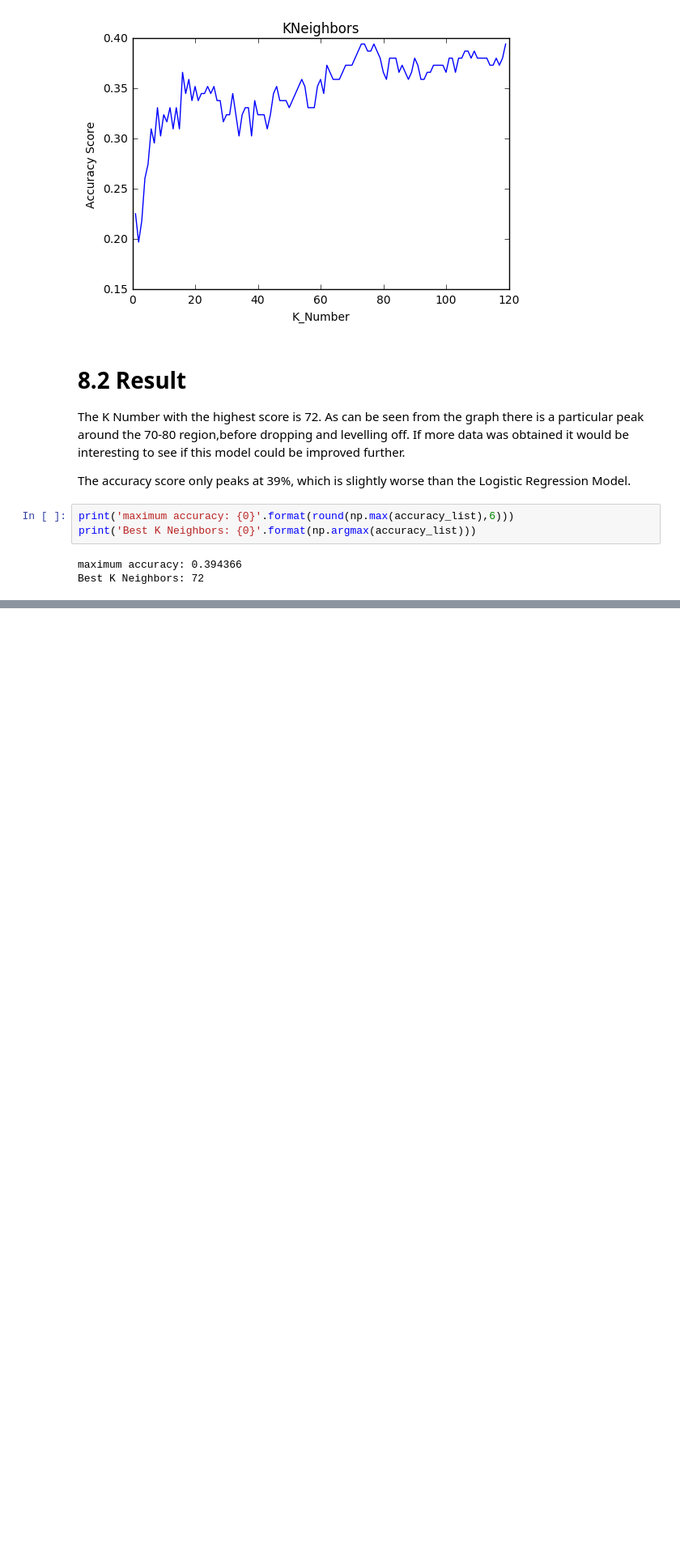
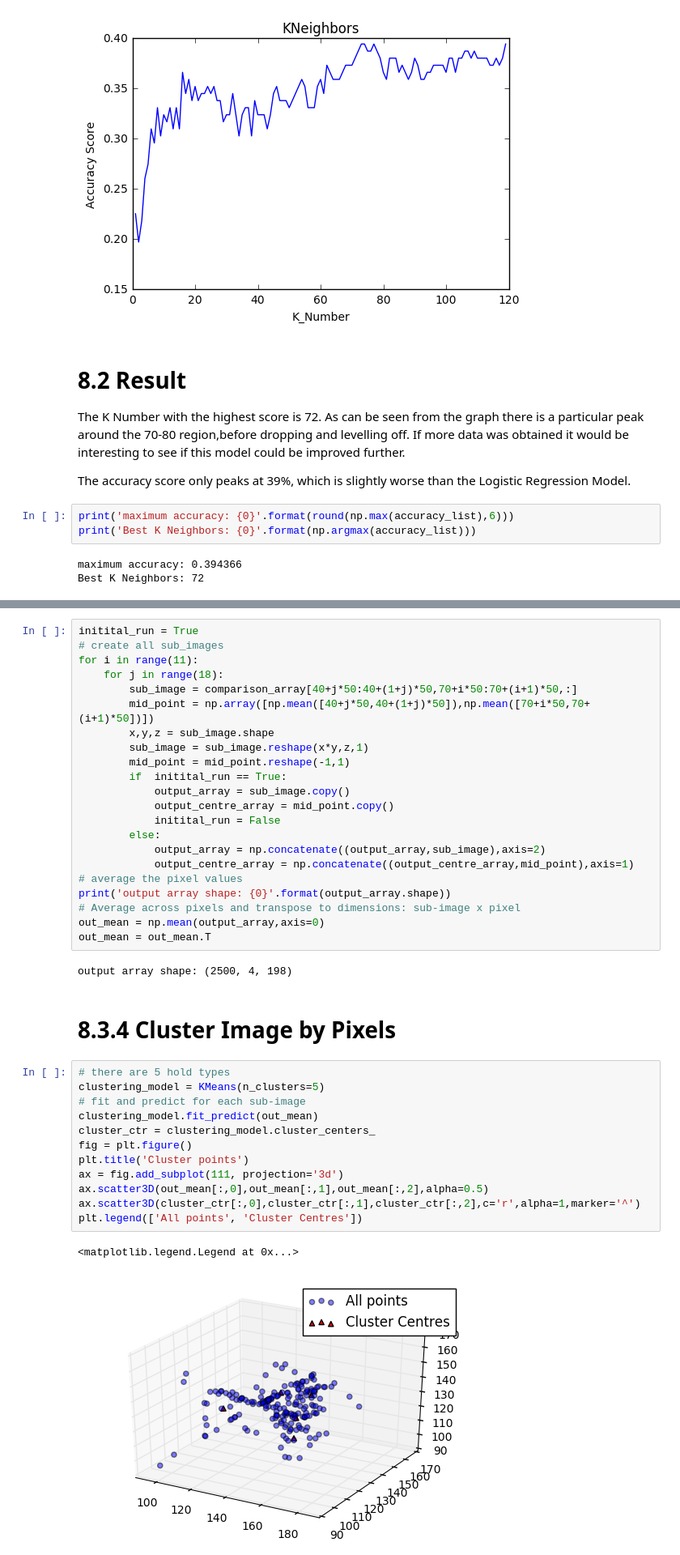
Before and after one commit to fhethomas/climbing, a Jupyter notebook: Analysis & Formatting.ipynb, the cells around one changed output, grey strips where cells are left out. Shown at 81% size. Drawn from its saved outputs; the diff is of its cells as text; blank space fills up the shorter version.

```diff
--- a/Analysis & Formatting.ipynb
+++ b/Analysis & Formatting.ipynb
@@ -453,0 +543,41 @@ Best K Neighbors: 72
+# %%
+initital_run = True
+# create all sub_images
+for i in range(11):
+    for j in range(18):
+        sub_image = comparison_array[40+j*50:40+(1+j)*50,70+i*50:70+(i+1)*50,:]
+        mid_point = np.array([np.mean([40+j*50,40+(1+j)*50]),np.mean([70+i*50,70+(i+1)*50])])
+        x,y,z = sub_image.shape
+        sub_image = sub_image.reshape(x*y,z,1)
+        mid_point = mid_point.reshape(-1,1)
+        if  initital_run == True:
+            output_array = sub_image.copy()
+            output_centre_array = mid_point.copy()
+            initital_run = False
+        else:
+            output_array = np.concatenate((output_array,sub_image),axis=2)
+            output_centre_array = np.concatenate((output_centre_array,mid_point),axis=1)
+# average the pixel values
+print('output array shape: {0}'.format(output_array.shape))
+# Average across pixels and transpose to dimensions: sub-image x pixel
+out_mean = np.mean(output_array,axis=0)
+out_mean = out_mean.T
+# %% [output]
+output array shape: (2500, 4, 198)
+# %% [markdown]
+# 8.3.4 Cluster Image by Pixels
+# %%
+# there are 5 hold types
+clustering_model = KMeans(n_clusters=5)
+# fit and predict for each sub-image
+clustering_model.fit_predict(out_mean)
+cluster_ctr = clustering_model.cluster_centers_
+fig = plt.figure()
+plt.title('Cluster points')
+ax = fig.add_subplot(111, projection='3d')
+ax.scatter3D(out_mean[:,0],out_mean[:,1],out_mean[:,2],alpha=0.5)
+ax.scatter3D(cluster_ctr[:,0],cluster_ctr[:,1],cluster_ctr[:,2],c='r',alpha=1,marker='^')
+plt.legend(['All points', 'Cluster Centres'])
+# %% [output]
+<matplotlib.legend.Legend at 0x...>
+[figure, added]
```
Also changed, not shown: parts of 16 cells of this notebook.
